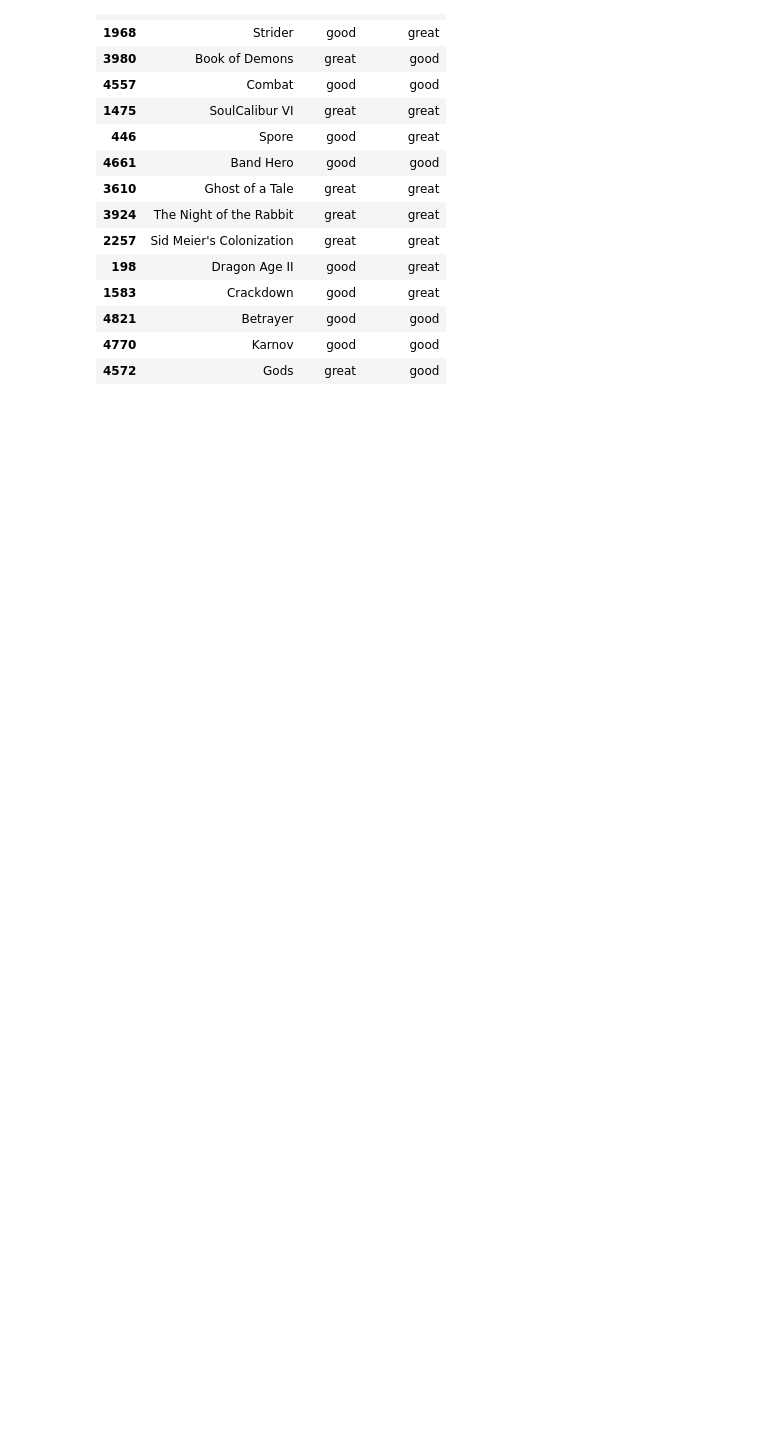
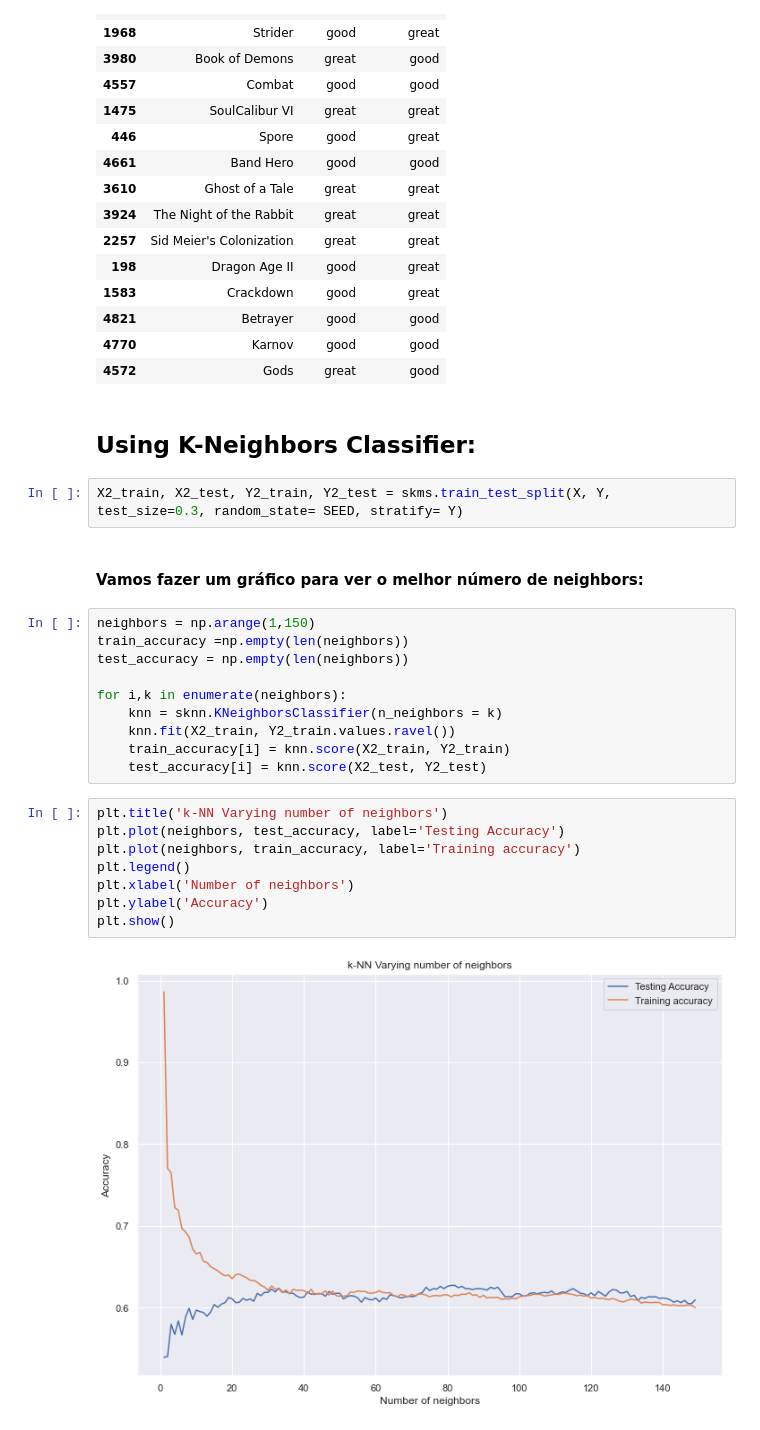
Before and after one commit to PRCSousa/Game-Review-Prediction, a Jupyter notebook: review_prediction.ipynb, the cells around one changed output. Cells and saved outputs as stored; diff of their text form; blank space fills up the shorter version.

```diff
--- a/review_prediction.ipynb
+++ b/review_prediction.ipynb
@@ -199,3 +216,29 @@ ReviewPrediction.head(15)
 | 4821 | Betrayer | good | good |
 | 4770 | Karnov | good | good |
 | 4572 | Gods | great | good |
+# %% [markdown]
+## Using K-Neighbors Classifier:
+# %%
+X2_train, X2_test, Y2_train, Y2_test = skms.train_test_split(X, Y, test_size=0.3, random_state= SEED, stratify= Y)
+# %% [markdown]
+#### Vamos fazer um gráfico para ver o melhor número de neighbors:
+# %%
+neighbors = np.arange(1,150)
+train_accuracy =np.empty(len(neighbors))
+test_accuracy = np.empty(len(neighbors))
+
+for i,k in enumerate(neighbors):
+    knn = sknn.KNeighborsClassifier(n_neighbors = k)
+    knn.fit(X2_train, Y2_train.values.ravel())
+    train_accuracy[i] = knn.score(X2_train, Y2_train)
+    test_accuracy[i] = knn.score(X2_test, Y2_test)
+# %%
+plt.title('k-NN Varying number of neighbors')
+plt.plot(neighbors, test_accuracy, label='Testing Accuracy')
+plt.plot(neighbors, train_accuracy, label='Training accuracy')
+plt.legend()
+plt.xlabel('Number of neighbors')
+plt.ylabel('Accuracy')
+plt.show()
+# %% [output]
+[figure, added]
```
Also changed, not shown: parts of 12 cells of this notebook.
